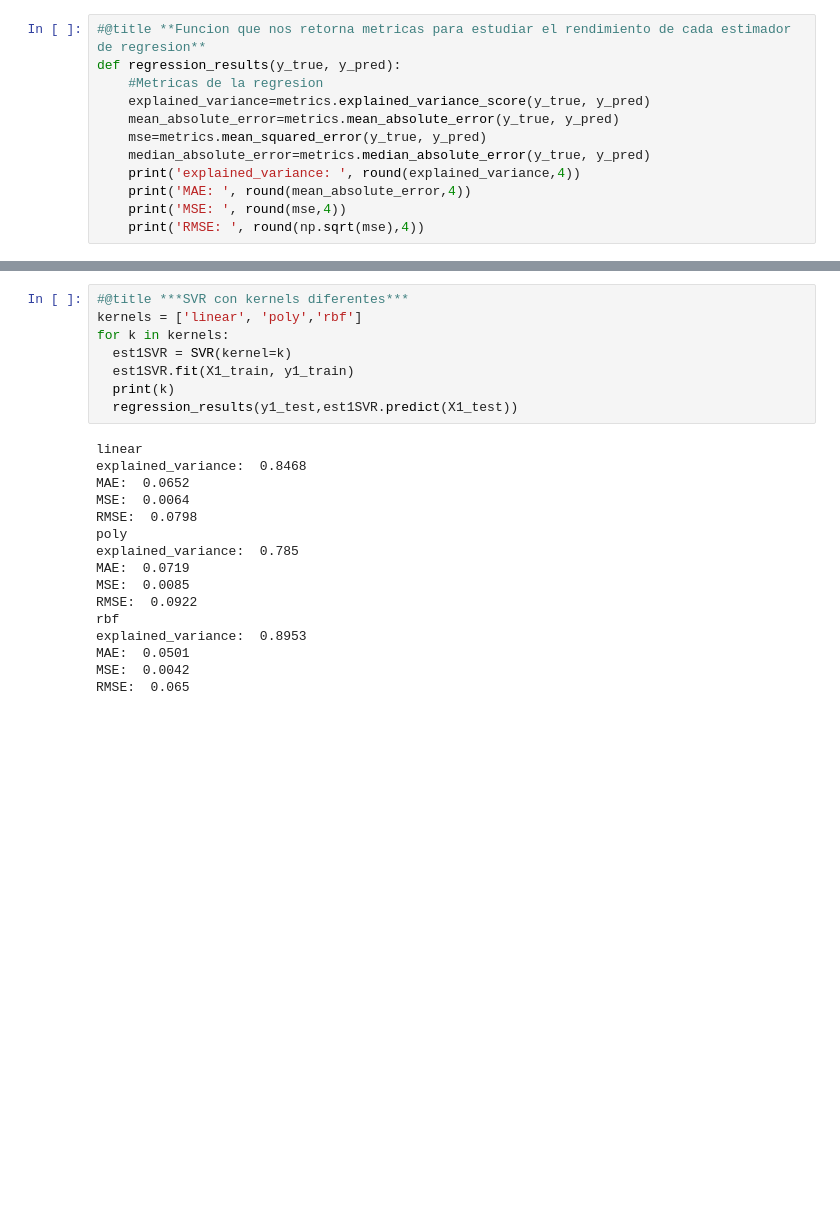
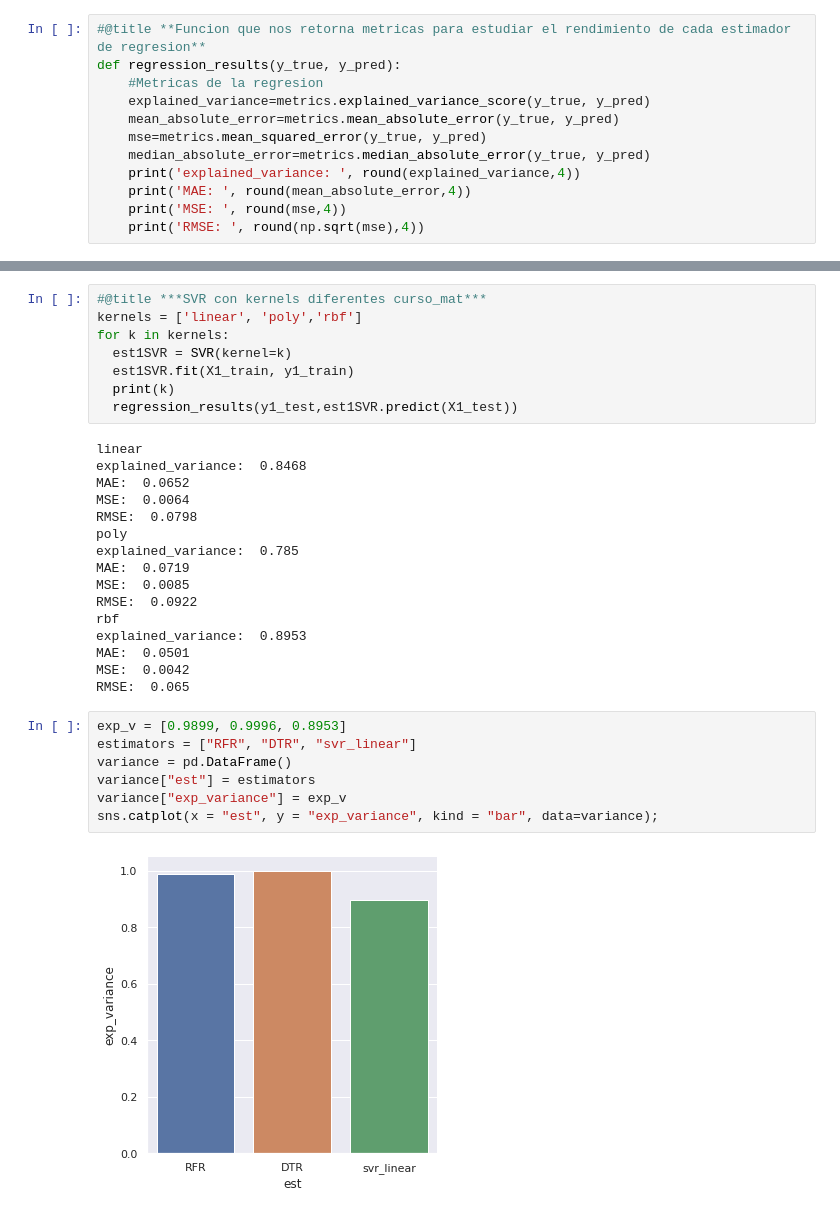
Before and after one commit to csanjuan99/ia-students-predictions-project, a Jupyter notebook: ia-project.ipynb, the cells around one changed output, grey strips where cells are left out. Cells and saved outputs as stored; diff of their text form; blank space fills up the shorter version.

```diff
--- a/ia-project.ipynb
+++ b/ia-project.ipynb
@@ -518,5 +518,5 @@ RMSE:  0.0166
 # %%
-#@title ***SVR con kernels diferentes***
+#@title ***SVR con kernels diferentes curso_mat***
 kernels = ['linear', 'poly','rbf']
 for k in kernels:
   est1SVR = SVR(kernel=k)
@@ -539,4 +539,13 @@ explained_variance:  0.8953
 MAE:  0.0501
 MSE:  0.0042
 RMSE:  0.065
+# %%
+exp_v = [0.9899, 0.9996, 0.8953]
+estimators = ["RFR", "DTR", "svr_linear"]
+variance = pd.DataFrame()
+variance["est"] = estimators
+variance["exp_variance"] = exp_v
+sns.catplot(x = "est", y = "exp_variance", kind = "bar", data=variance);
+# %% [output]
+[figure, added]
 # %%
```
Also changed, not shown: parts of 8 cells of this notebook.
